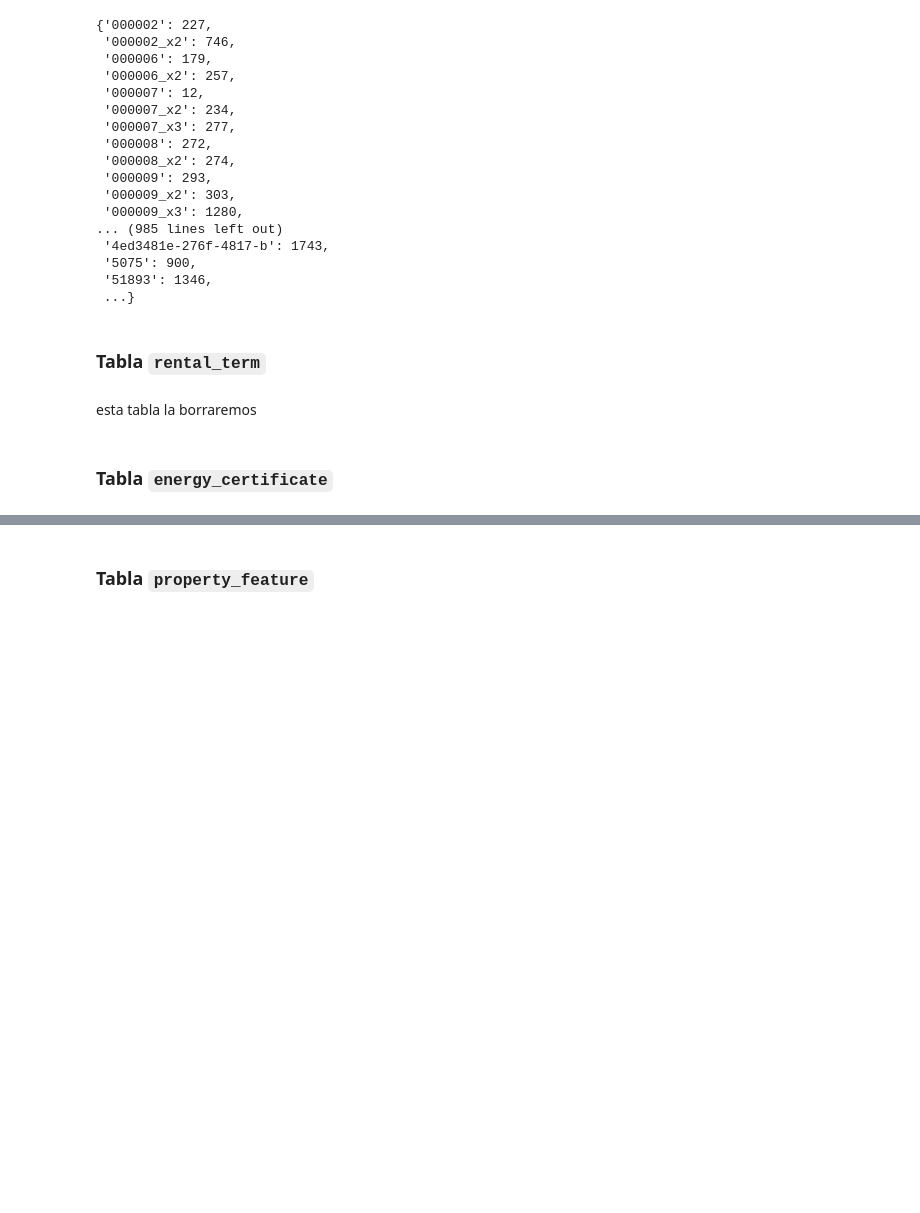
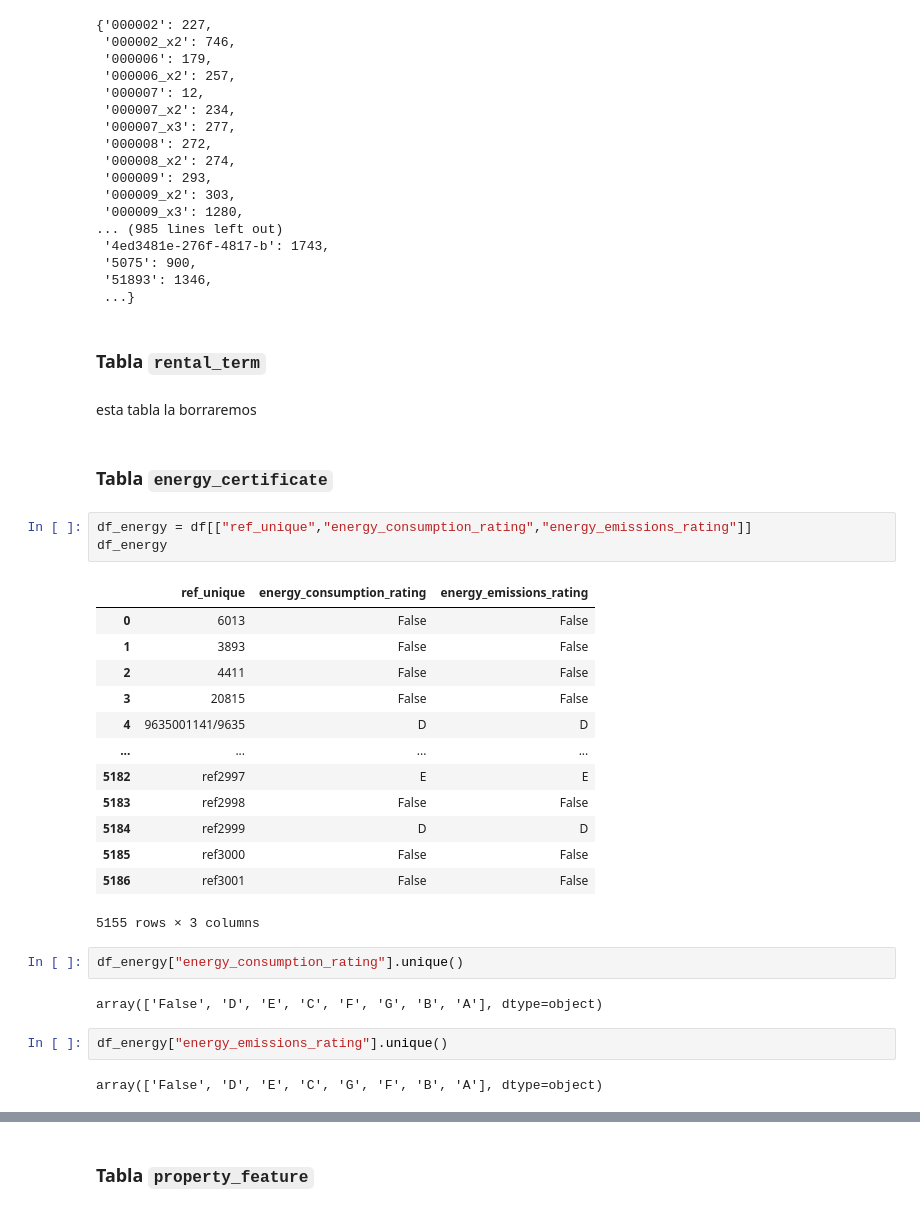
Before and after one commit to HFrutos/streamlit-house-price-prediction, a Jupyter notebook: sql/load.ipynb, the cells around one changed output, grey strips where cells are left out. Cells and saved outputs as stored; diff of their text form; blank space fills up the shorter version.

```diff
--- a/sql/load.ipynb
+++ b/sql/load.ipynb
@@ -1180,3 +1182,28 @@ listing_map
 esta tabla la borraremos
 # %% [markdown]
 ### Tabla `energy_certificate`
+# %%
+df_energy = df[["ref_unique","energy_consumption_rating","energy_emissions_rating"]]
+df_energy
+# %% [output]
+|  | ref_unique | energy_consumption_rating | energy_emissions_rating |
+| 0 | 6013 | False | False |
+| 1 | 3893 | False | False |
+| 2 | 4411 | False | False |
+| 3 | 20815 | False | False |
+| 4 | 9635001141/9635 | D | D |
+| ... | ... | ... | ... |
+| 5182 | ref2997 | E | E |
+| 5183 | ref2998 | False | False |
+| 5184 | ref2999 | D | D |
+| 5185 | ref3000 | False | False |
+| 5186 | ref3001 | False | False |
+5155 rows × 3 columns
+# %%
+df_energy["energy_consumption_rating"].unique()
+# %% [output]
+array(['False', 'D', 'E', 'C', 'F', 'G', 'B', 'A'], dtype=object)
+# %%
+df_energy["energy_emissions_rating"].unique()
+# %% [output]
+array(['False', 'D', 'E', 'C', 'G', 'F', 'B', 'A'], dtype=object)
```
Also changed, not shown: parts of 36 cells of this notebook, 1 other file.
